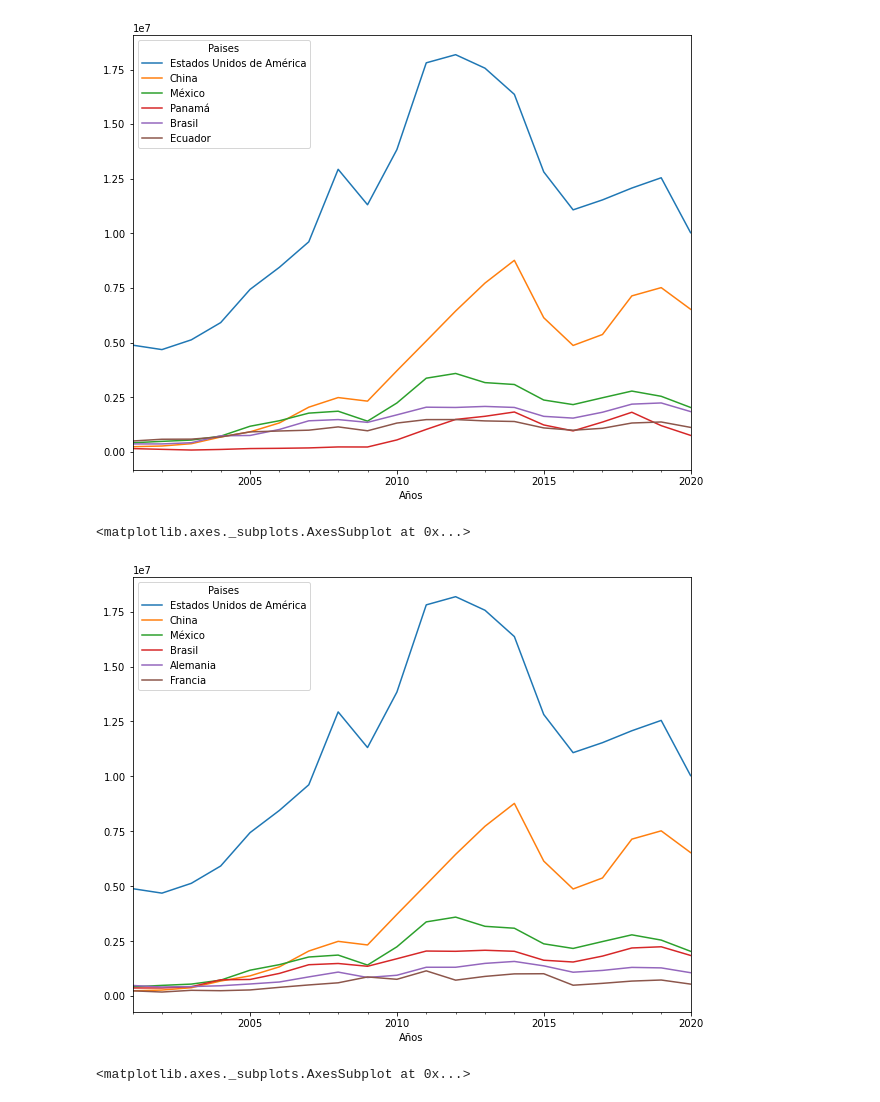
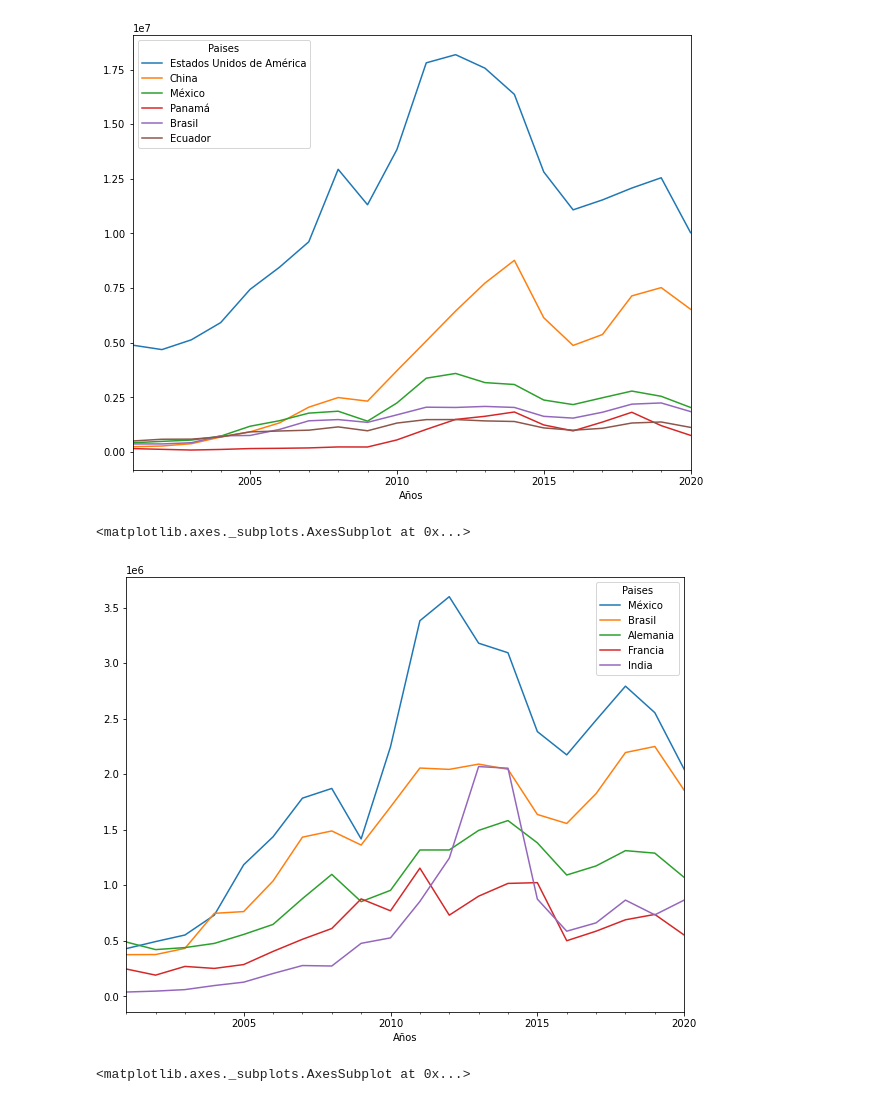
Before and after one commit to LuchoValr/Semillero, a Jupyter notebook: Proyecto_semillero_Avance1.ipynb, the cells around one changed output. Drawn from its saved outputs; the diff is of its cells as text; code cells hidden in the pictures.

```diff
--- a/Proyecto_semillero_Avance1.ipynb
+++ b/Proyecto_semillero_Avance1.ipynb
@@ -136,14 +147,14 @@ st1
 <matplotlib.axes._subplots.AxesSubplot at 0x...>
 [figure]
 # %%
-expo_partners=M2[M2.Paises.isin(['Estados Unidos de América', 'China', 'México', 'Brasil','Alemania','Francia'])].copy()
+expo_partners=M2[M2.Paises.isin(['México', 'Brasil','Alemania','Francia','India'])].copy()
 expo_partners['Años'] = pd.to_datetime(expo_partners['Años'])
 expo_partners2=expo_partners.pivot_table(index='Años',columns='Paises',values='Valor')
-st2 = expo_partners2[['Estados Unidos de América','China','México','Brasil','Alemania','Francia']].plot(figsize=(10, 8))
+st2 = expo_partners2[['México','Brasil','Alemania','Francia','India']].plot(figsize=(10, 8))
 st2
 # %% [output]
 <matplotlib.axes._subplots.AxesSubplot at 0x...>
-[figure, old version]
+[figure, new version]
 # %%
 frontier_partners=M2[M2.Paises.isin(['Venezuela, República Bolivariana de', 'Brasil', 'Ecuador', 'Perú','Panamá'])].copy()
 frontier_partners['Años'] = pd.to_datetime(frontier_partners['Años'])
```
Also changed, not shown: parts of 5 cells of this notebook.
